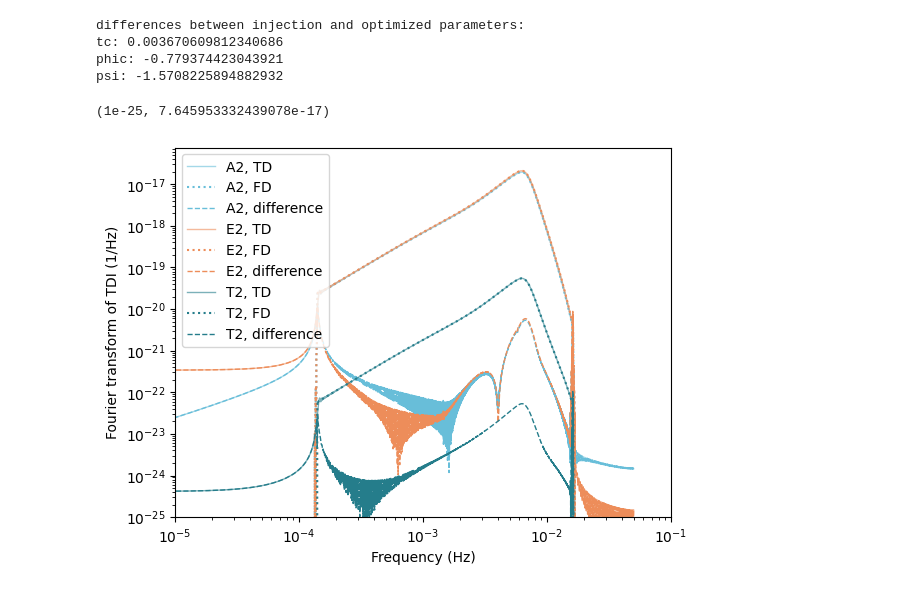
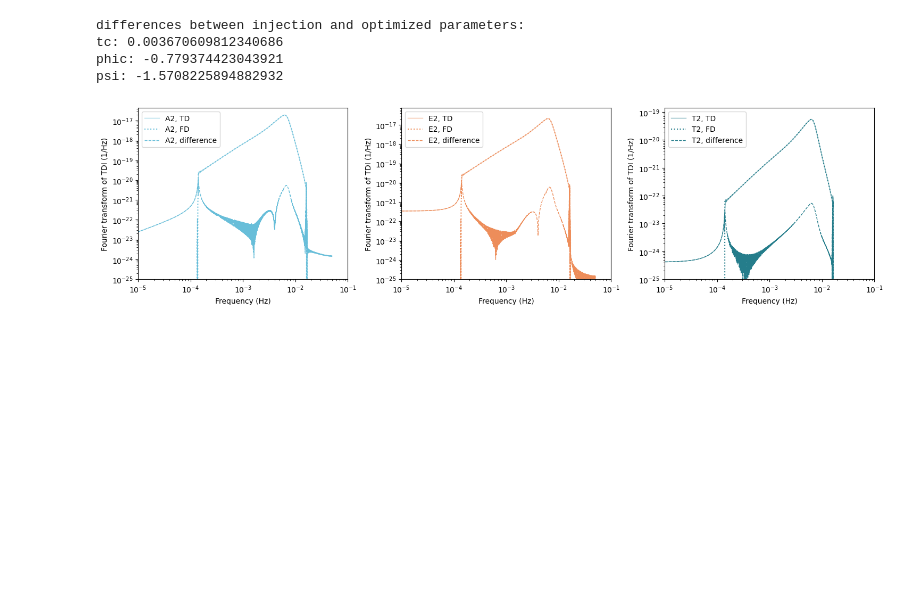
Before and after one commit to TriangleDataCenter/Triangle-BBH, a Jupyter notebook: Examples/3_Compare_TD_FD.ipynb, the cells around one changed output. Cells and saved outputs as stored; diff of their text form; code cells hidden in the pictures; blank space fills up the shorter version.

```diff
--- a/Examples/3_Compare_TD_FD.ipynb
+++ b/Examples/3_Compare_TD_FD.ipynb
@@ -167,13 +163,16 @@ fd_waveform_from_td.shape, fd_waveform.shape
 # %% [markdown]
 The amplitudes match well, but the phases generally donot match due to the difference between the implementations of Phenom waveform in different softwares. Perfect match can be achieved after optimizing over $\{t_c, \varphi_c, \psi\}$.
 # %%
+plt.figure(figsize=(15, 4))
 for ich, nch, cch in zip(range(3), channel_names, [BLUE, ORANGE, GREEN1]):
+    plt.subplot(131+ich)
     plt.loglog(frequencies, np.abs(fd_waveform_from_td[ich]), label=nch+", TD", color=cch, linewidth=1, alpha=0.6)
     plt.loglog(frequencies, np.abs(fd_waveform[ich]), label=nch+", FD", color=cch, linestyle=":")
     plt.loglog(frequencies, np.abs(fd_waveform_from_td[ich] - fd_waveform[ich]), label=nch+", difference", color=cch, linestyle="--", linewidth=1)
-plt.xlabel("Frequency (Hz)")
-plt.ylabel("Fourier transform of TDI (1/Hz)")
-plt.legend(loc="upper left")
-plt.xlim(1e-5, 0.1)
-plt.ylim(1e-25,)
+    plt.xlabel("Frequency (Hz)")
+    plt.ylabel("Fourier transform of TDI (1/Hz)")
+    plt.legend(loc="upper left")
+    plt.xlim(1e-5, 0.1)
+    plt.ylim(1e-25,)
+plt.tight_layout()
 # %% [output]
@@ -221,24 +219,26 @@ psi: -1.5708225894882932
 # %%
 mbhb_parameters_opt = mbhb_parameters.copy()
 mbhb_parameters_opt["coalescence_time"] = result.x[0]
 mbhb_parameters_opt["coalescence_phase"] = result.x[1]
 mbhb_parameters_opt["psi"] = result.x[2]
 
 fd_waveform_opt = FDTDI.Response(
     parameters=mbhb_parameters_opt,
     freqs=frequencies,
     **response_kwargs,
 )
 
+plt.figure(figsize=(15, 4))
 for ich, nch, cch in zip(range(3), channel_names, [BLUE, ORANGE, GREEN1]):
+    plt.subplot(131+ich)
     plt.loglog(frequencies, np.abs(fd_waveform_from_td[ich]), label=nch+", TD", color=cch, linewidth=1, alpha=0.6)
     plt.loglog(frequencies, np.abs(fd_waveform_opt[ich]), label=nch+", FD", color=cch, linestyle=":")
     plt.loglog(frequencies, np.abs(fd_waveform_from_td[ich] - fd_waveform_opt[ich]), label=nch+", difference", color=cch, linestyle="--", linewidth=1)
-plt.xlabel("Frequency (Hz)")
-plt.ylabel("Fourier transform of TDI (1/Hz)")
-plt.legend(loc="upper left")
-plt.xlim(1e-5, 0.1)
-plt.ylim(1e-25,)
+    plt.xlabel("Frequency (Hz)")
+    plt.ylabel("Fourier transform of TDI (1/Hz)")
+    plt.legend(loc="upper left")
+    plt.xlim(1e-5, 0.1)
+    plt.ylim(1e-25,)
+plt.tight_layout()
 # %% [output]
-(1e-25, 7.645953332439078e-17)
-[figure, old version]
+[figure, new version]
```
Also changed, not shown: parts of 2 cells of this notebook.
